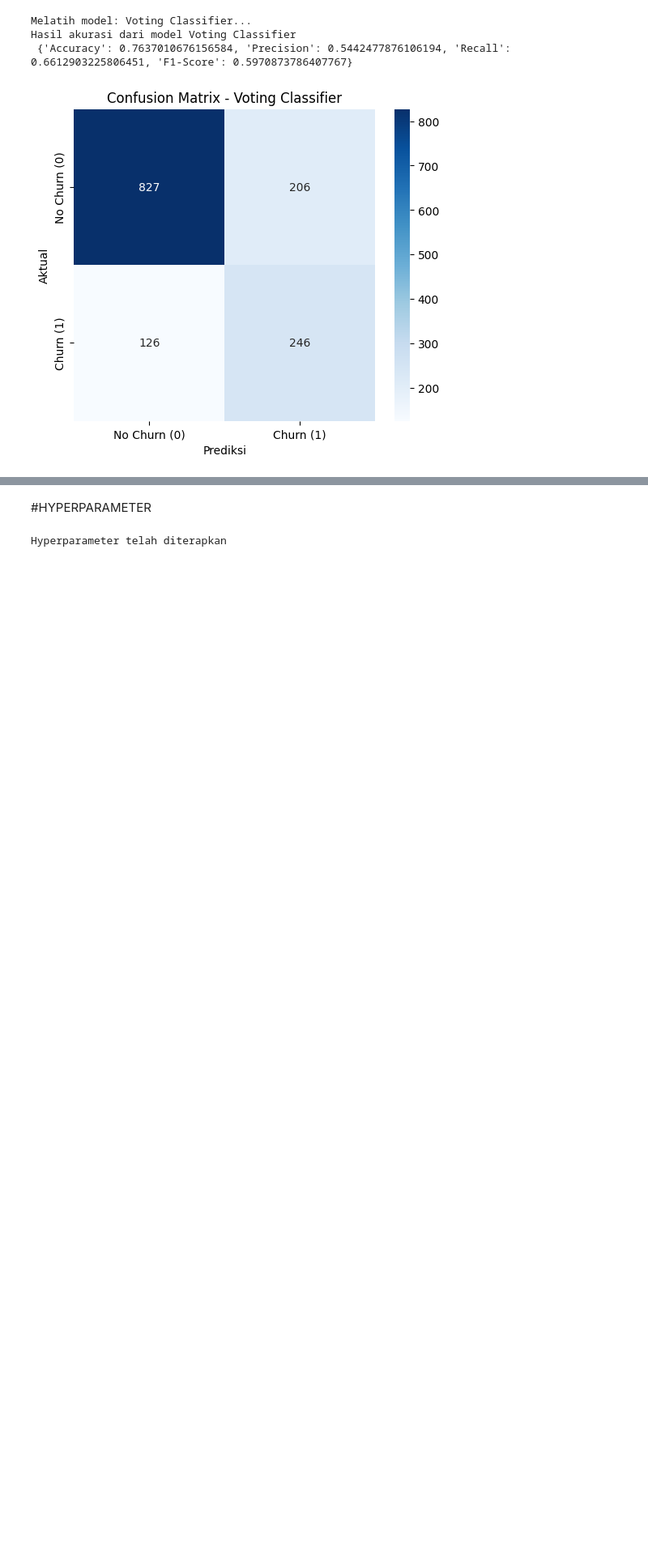
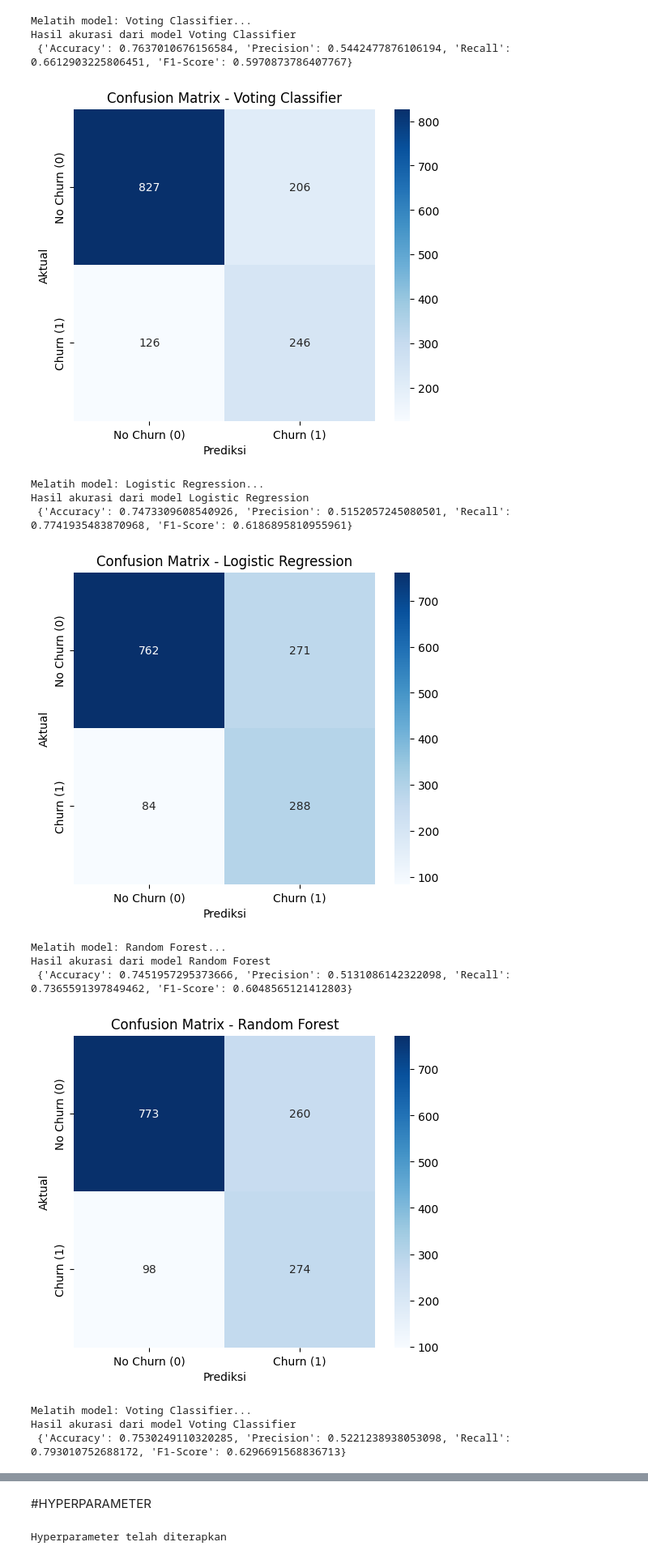
Before and after one commit to kyrufa/Bengkod-DS, a Jupyter notebook: ipynb/A11_2022_14050_DS04_UAS_BENGKOD.ipynb, the cells around one changed output, grey strips where cells are left out. Shown at 81% size. Cells and saved outputs as stored; diff of their text form; code cells hidden in the pictures; blank space fills up the shorter version.

```diff
--- a/ipynb/A11_2022_14050_DS04_UAS_BENGKOD.ipynb
+++ b/ipynb/A11_2022_14050_DS04_UAS_BENGKOD.ipynb
@@ -498,0 +555,7 @@ Distribusi Kelas di Train Set:
+# %%
+# Split df_under into X_train_under and y_train_under
+X_train_under = df_under.drop(['Churn'], axis=1)
+y_train_under = df_under['Churn']
+
+print("Shape of X_train_under:", X_train_under.shape)
+print("Shape of y_train_under:", y_train_under.shape)
@@ -505,26 +571,27 @@ preprocess_Models = {
 }
 
 #simpan hasil evaluasi
-preprocess_results = {}
+preprocess_results_smote = {}
+preprocess_results_under = {}
 # %%
-# Pelatihan ketiga model dan evaluasi
+# Pelatihan ketiga model dan evaluasi dengan hasil DF SMOTE
 for name, model in preprocess_Models.items():
     print(f"Melatih model: {name}...")
 
     # Pelatihan model
-    model.fit(X_train, y_train)
+    model.fit(X_train_smote, y_train_smote)
 
     # Prediksi
     y_pred = model.predict(X_test)
 
     # Evaluasi Metrik
-    preprocess_results[name] = {
+    preprocess_results_smote[name] = {
         'Accuracy': accuracy_score(y_test, y_pred),
         'Precision': precision_score(y_test, y_pred),
         'Recall': recall_score(y_test, y_pred),
         'F1-Score': f1_score(y_test, y_pred)
     }
-    print(f'Hasil akurasi dari model {name} \n', preprocess_results[name])
+    print(f'Hasil akurasi dari model {name} \n', preprocess_results_smote[name])
 
     # Confusion Matrix
     cm = confusion_matrix(y_test, y_pred)
@@ -552,3 +619,48 @@ Melatih model: Voting Classifier...
 Hasil akurasi dari model Voting Classifier
  {'Accuracy': 0.7637010676156584, 'Precision': 0.5442477876106194, 'Recall': 0.6612903225806451, 'F1-Score': 0.5970873786407767}
 [figure]
+# %%
+# Pelatihan ketiga model dan evaluasi dengan hasil DF undersampling
+for name, model in preprocess_Models.items():
+    print(f"Melatih model: {name}...")
+
+    # Pelatihan model
+    model.fit(X_train_under, y_train_under)
+
+    # Prediksi
+    y_pred = model.predict(X_test)
+
+    # Evaluasi Metrik
+    preprocess_results_under[name] = {
+        'Accuracy': accuracy_score(y_test, y_pred),
+        'Precision': precision_score(y_test, y_pred),
+        'Recall': recall_score(y_test, y_pred),
+        'F1-Score': f1_score(y_test, y_pred)
+    }
+    print(f'Hasil akurasi dari model {name} \n', preprocess_results_under[name])
+
+    # Confusion Matrix
+    cm = confusion_matrix(y_test, y_pred)
+
+    # Visualisasi Confusion Matrix
+    plt.figure(figsize=(6, 5))
+    sns.heatmap(cm, annot=True, fmt='d', cmap='Blues',
+                xticklabels=['No Churn (0)', 'Churn (1)'],
+                yticklabels=['No Churn (0)', 'Churn (1)'])
+    plt.title(f'Confusion Matrix - {name}')
+    plt.ylabel('Aktual')
+    plt.xlabel('Prediksi')
+    plt.savefig(f'confusion_matrix_{name.replace(" ", "_")}.png')
+    plt.show()
+# %% [output]
+Melatih model: Logistic Regression...
+Hasil akurasi dari model Logistic Regression
+ {'Accuracy': 0.7473309608540926, 'Precision': 0.5152057245080501, 'Recall': 0.7741935483870968, 'F1-Score': 0.6186895810955961}
+[figure, added]
+Melatih model: Random Forest...
+Hasil akurasi dari model Random Forest
+ {'Accuracy': 0.7451957295373666, 'Precision': 0.5131086142322098, 'Recall': 0.7365591397849462, 'F1-Score': 0.6048565121412803}
+[figure, added]
+Melatih model: Voting Classifier...
+Hasil akurasi dari model Voting Classifier
+ {'Accuracy': 0.7530249110320285, 'Precision': 0.5221238938053098, 'Recall': 0.793010752688172, 'F1-Score': 0.6296691568836713}
```
Also changed, not shown: parts of 18 cells of this notebook, 1 other file.
